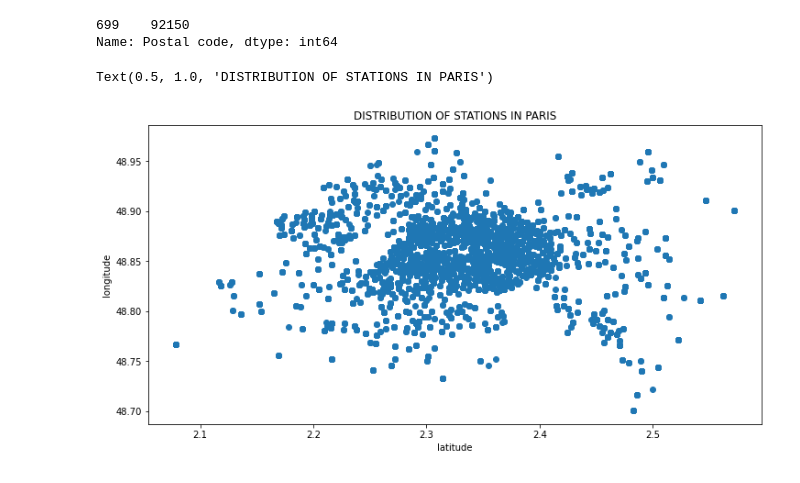
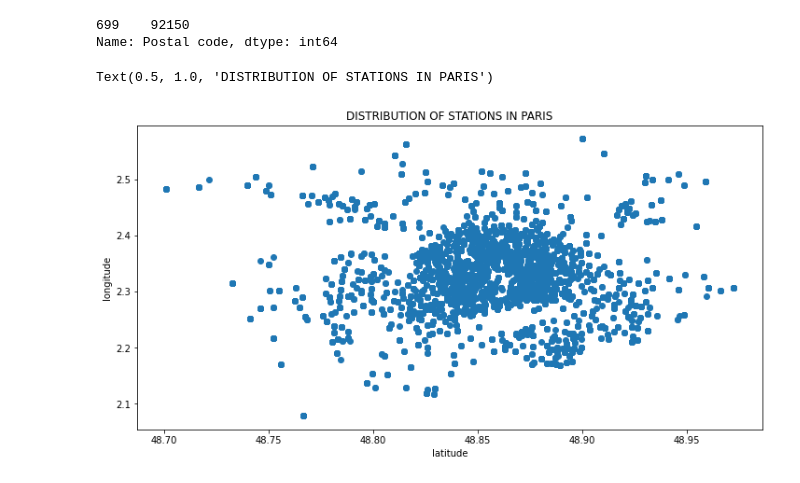
Before and after one commit to mmburu8/moringa-wk4-independent-project, a Jupyter notebook: Moringa_Data_Science_Prep_W4_Independent_Project_2019_07_Martin_Mburu_Python.ipynb, the cells around one changed output. Drawn from its saved outputs; the diff is of its cells as text; code cells hidden in the pictures.

```diff
--- a/Moringa_Data_Science_Prep_W4_Independent_Project_2019_07_Martin_Mburu_Python.ipynb
+++ b/Moringa_Data_Science_Prep_W4_Independent_Project_2019_07_Martin_Mburu_Python.ipynb
@@ -311,10 +311,10 @@ Name: Postal code, dtype: int64
 # %%
 # graphical location of stations
 fig, ax = plt.subplots(figsize= (12, 6))
-ax.scatter(paris["latitude"], paris["longitude"])
+ax.scatter(paris["longitude"], paris["latitude"])
 ax.set_xlabel("latitude")
 ax.set_ylabel("longitude")
 ax.set_title("DISTRIBUTION OF STATIONS IN PARIS")
 # %% [output]
 Text(0.5, 1.0, 'DISTRIBUTION OF STATIONS IN PARIS')
-[figure, old version]
+[figure, new version]
```
